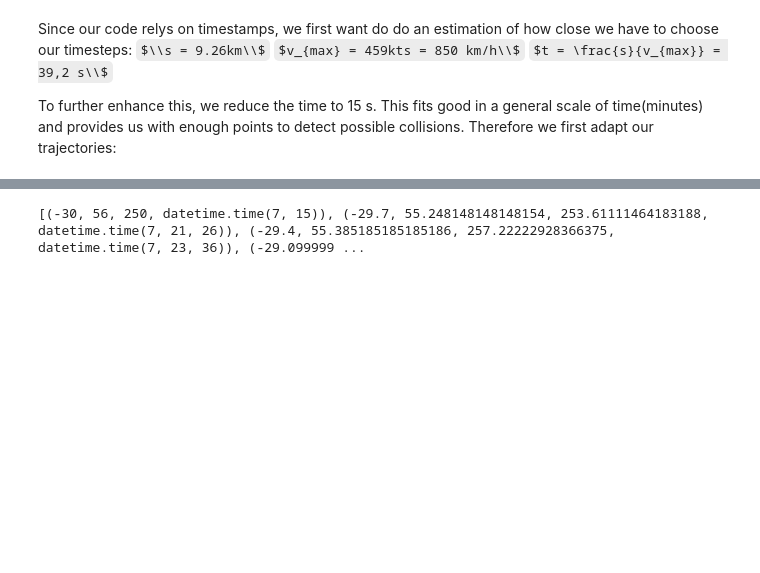
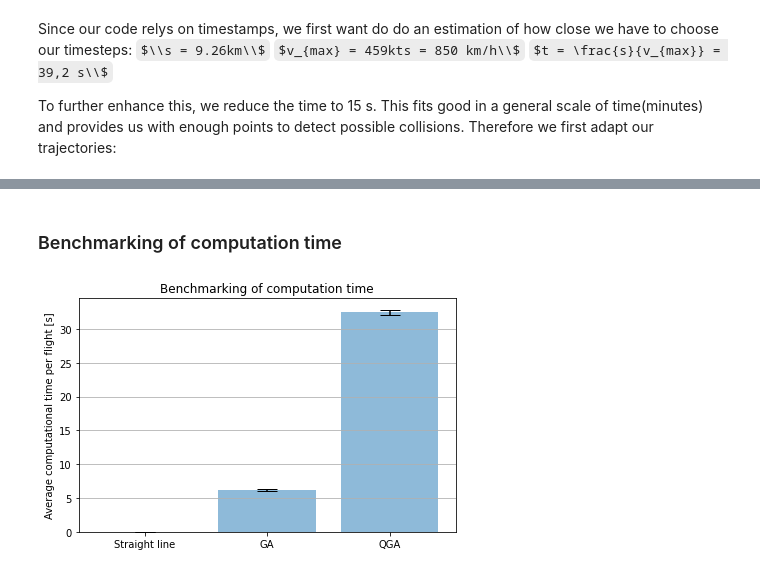
Before and after one commit to fjelljenta/Quantum-Challenge, a Jupyter notebook: Quantimize.ipynb, the cells around one changed output, grey strips where cells are left out. Saved outputs shown, nothing was run; the diff lists cells and outputs as text; code cells hidden in the pictures; some formulas as TeX source; blank space fills up the shorter version.

```diff
--- a/Quantimize.ipynb
+++ b/Quantimize.ipynb
@@ -245,9 +301,0 @@ qga: computation_time:  81.12295680000001 , time: 22936.0 , cost:  1278.28131155
-# %%
-print(trajectory_qga[0])
-# %% [output]
-[(-30, 56, 250, datetime.time(7, 15)), (-29.7, 55.248148148148154, 253.61111464183188, datetime.time(7, 21, 26)), (-29.4, 55.385185185185186, 257.22222928366375, datetime.time(7, 23, 36)), (-29.099999 ...
-# %%
-algorithms=['Straight line', 'Genetic Algorithm', 'Quantum Genetic Algorithm', 'Quantum Neural Network']
-x_pos=np.arange(len(algorithms))
-Mean_comp_time=[mean_comp_time_sl, mean_comp_time_ga, mean_comp_time_qga, mean_comp_time_qnn]
-Error_comp_time=[error_comp_time_sl, error_comp_time_ga, error_comp_time_qga, error_comp_time_qnn]
@@ -291,0 +302,6 @@ def benchmark_wrapper(flights, runs):
+# %% [markdown]
+### Benchmarking of computation time
+# %%
+bt.plot_graph('Benchmarking of computation time','Average computational time per flight [s]', Mean_comp_time, Error_comp_time)
+# %% [output]
+[figure, added]
```
Also changed, not shown: parts of 32 cells of this notebook, 3 other files.
